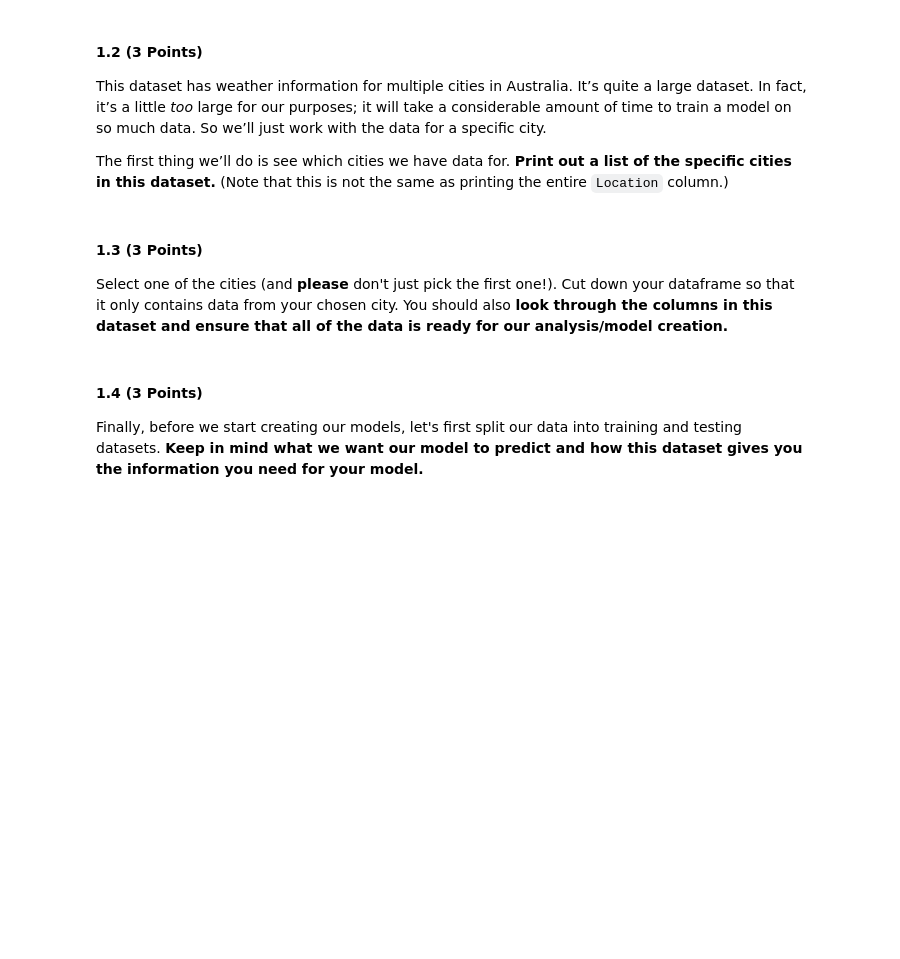
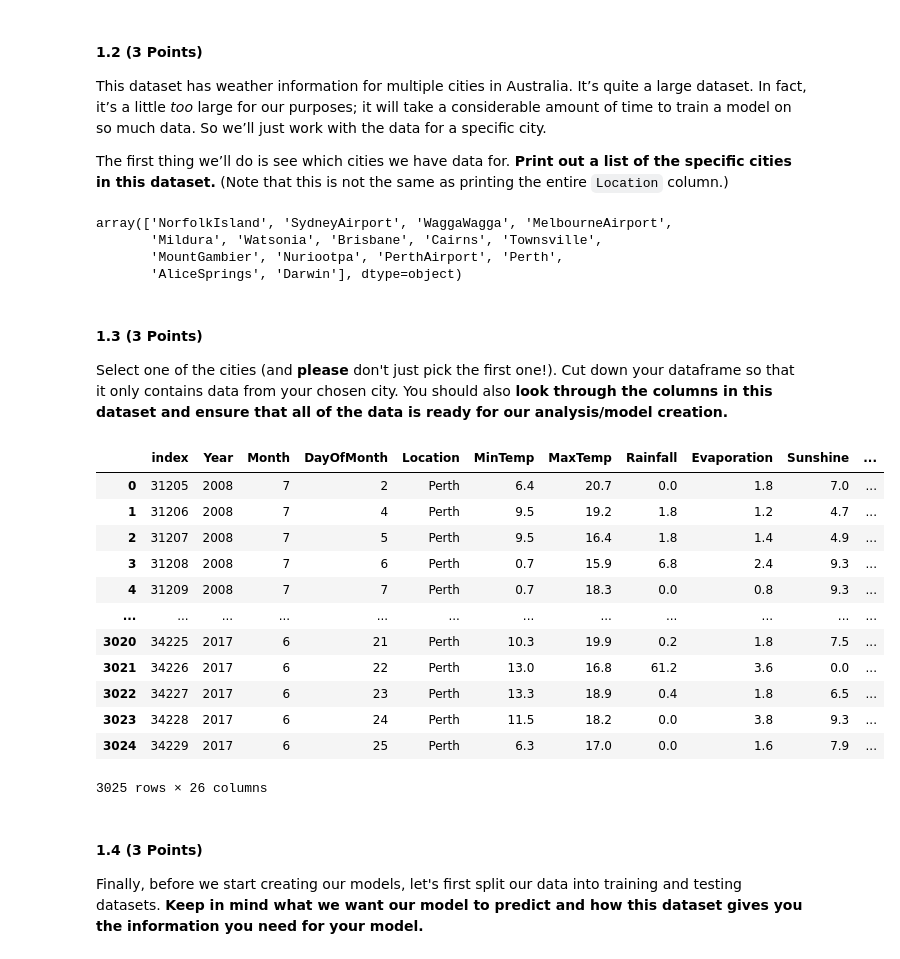
Before and after one commit to aryandhr/CMSE202-s23-turnin, a Jupyter notebook: hw-04/HW_4_Regression_and_SVM_AryanDhar.ipynb, the cells around one changed output. Saved outputs shown, nothing was run; the diff lists cells and outputs as text; code cells hidden in the pictures; blank space fills up the shorter version.

```diff
--- a/hw-04/HW_4_Regression_and_SVM_AryanDhar.ipynb
+++ b/hw-04/HW_4_Regression_and_SVM_AryanDhar.ipynb
@@ -48,2 +58,5 @@ The dataset that we’ll be using can be found here:
 # %%
 #Write your code here
+
+df = pd.read_csv("aussie_weather_data.csv")
+df
@@ -55,11 +82,36 @@ The first thing we’ll do is see which cities we have data for.
 **Print out a list of the specific cities in this dataset.** (Note that this is not the same as printing the entire `Location` column.)
 # %%
 #Write your code here
+df["Location"].unique()
+# %% [output]
+array(['NorfolkIsland', 'SydneyAirport', 'WaggaWagga', 'MelbourneAirport',
+       'Mildura', 'Watsonia', 'Brisbane', 'Cairns', 'Townsville',
+       'MountGambier', 'Nuriootpa', 'PerthAirport', 'Perth',
+       'AliceSprings', 'Darwin'], dtype=object)
 # %% [markdown]
 #### 1.3 (3 Points)
 Select one of the cities (and **please** don't just pick the first one!). Cut down your dataframe so that it only contains data from your chosen city. You should also **look through the columns in this dataset and ensure that all of the data is ready for our analysis/model creation.**
 # %%
 #Write your code here
+
+city = df["Location"] == "Perth"
+df = df[city]
+df = df.reset_index()
+df
+# %% [output]
+|  | index | Year | Month | DayOfMonth | Location | MinTemp | MaxTemp | Rainfall | Evaporation | Sunshine | ... |
+| 0 | 31205 | 2008 | 7 | 2 | Perth | 6.4 | 20.7 | 0.0 | 1.8 | 7.0 | ... |
+| 1 | 31206 | 2008 | 7 | 4 | Perth | 9.5 | 19.2 | 1.8 | 1.2 | 4.7 | ... |
+| 2 | 31207 | 2008 | 7 | 5 | Perth | 9.5 | 16.4 | 1.8 | 1.4 | 4.9 | ... |
+| 3 | 31208 | 2008 | 7 | 6 | Perth | 0.7 | 15.9 | 6.8 | 2.4 | 9.3 | ... |
+| 4 | 31209 | 2008 | 7 | 7 | Perth | 0.7 | 18.3 | 0.0 | 0.8 | 9.3 | ... |
+| ... | ... | ... | ... | ... | ... | ... | ... | ... | ... | ... | ... |
+| 3020 | 34225 | 2017 | 6 | 21 | Perth | 10.3 | 19.9 | 0.2 | 1.8 | 7.5 | ... |
+| 3021 | 34226 | 2017 | 6 | 22 | Perth | 13.0 | 16.8 | 61.2 | 3.6 | 0.0 | ... |
+| 3022 | 34227 | 2017 | 6 | 23 | Perth | 13.3 | 18.9 | 0.4 | 1.8 | 6.5 | ... |
+| 3023 | 34228 | 2017 | 6 | 24 | Perth | 11.5 | 18.2 | 0.0 | 3.8 | 9.3 | ... |
+| 3024 | 34229 | 2017 | 6 | 25 | Perth | 6.3 | 17.0 | 0.0 | 1.6 | 7.9 | ... |
+3025 rows × 26 columns
 # %% [markdown]
 #### 1.4 (3 Points)
 Finally, before we start creating our models, let's first split our data into training and testing datasets. **Keep in mind what we want our model to predict and how this dataset gives you the information you need for your model.**
```
Also changed, not shown: parts of 17 cells of this notebook, 1 other file.
